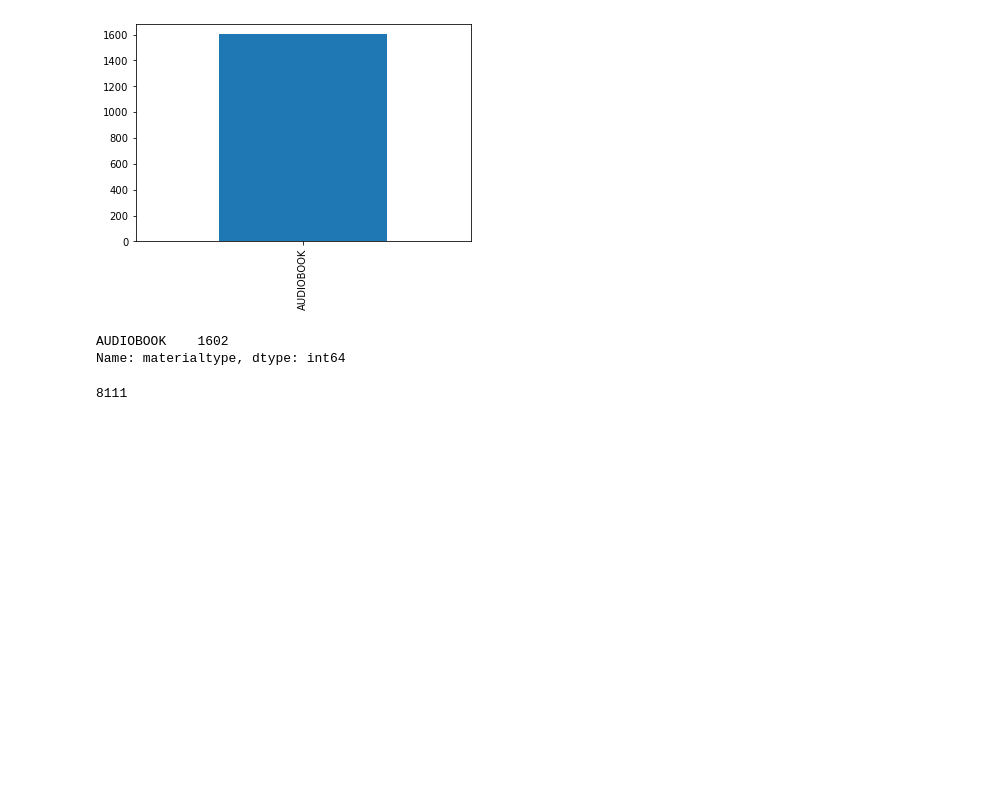
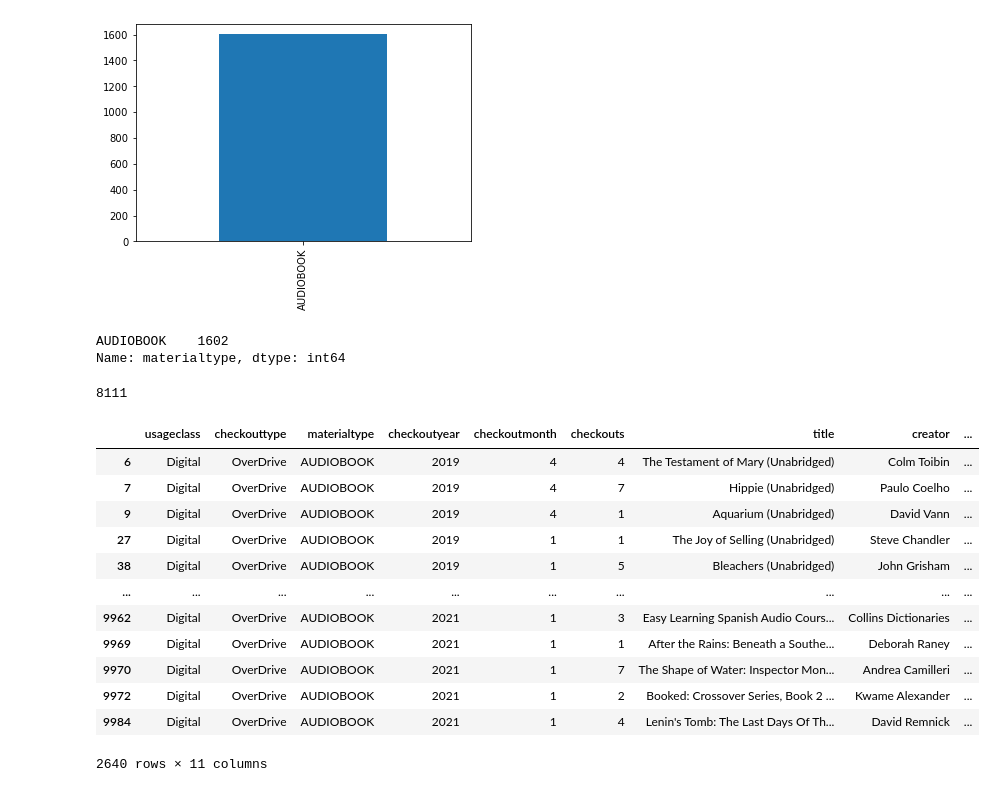
Before and after one commit to laura-libelli/2021-11-29-DL-Laura_Sahler, a Jupyter notebook: Modul_1/Python/Seattle_Library_Datenanalyse.ipynb, the cells around one changed output. Drawn from its saved outputs; the diff is of its cells as text; code cells hidden in the pictures; blank space fills up the shorter version.

```diff
--- a/Modul_1/Python/Seattle_Library_Datenanalyse.ipynb
+++ b/Modul_1/Python/Seattle_Library_Datenanalyse.ipynb
@@ -165,3 +165,19 @@ checkouts_audiobooks_2021_df["checkouts"].sum ()
 8111
 # %%
 ##  Kann ich 2019 und 2021 auch in einem Histogramm vergleichen? Tabellen zusammenfügen?
+# %%
+pd.concat(objs = [checkouts_audiobooks_2019_df,checkouts_audiobooks_2021_df])
+# %% [output]
+|  | usageclass | checkouttype | materialtype | checkoutyear | checkoutmonth | checkouts | title | creator | ... |
+| 6 | Digital | OverDrive | AUDIOBOOK | 2019 | 4 | 4 | The Testament of Mary (Unabridged) | Colm Toibin | ... |
+| 7 | Digital | OverDrive | AUDIOBOOK | 2019 | 4 | 7 | Hippie (Unabridged) | Paulo Coelho | ... |
+| 9 | Digital | OverDrive | AUDIOBOOK | 2019 | 4 | 1 | Aquarium (Unabridged) | David Vann | ... |
+| 27 | Digital | OverDrive | AUDIOBOOK | 2019 | 1 | 1 | The Joy of Selling (Unabridged) | Steve Chandler | ... |
+| 38 | Digital | OverDrive | AUDIOBOOK | 2019 | 1 | 5 | Bleachers (Unabridged) | John Grisham | ... |
+| ... | ... | ... | ... | ... | ... | ... | ... | ... | ... |
+| 9962 | Digital | OverDrive | AUDIOBOOK | 2021 | 1 | 3 | Easy Learning Spanish Audio Cours... | Collins Dictionaries | ... |
+| 9969 | Digital | OverDrive | AUDIOBOOK | 2021 | 1 | 1 | After the Rains: Beneath a Southe... | Deborah Raney | ... |
+| 9970 | Digital | OverDrive | AUDIOBOOK | 2021 | 1 | 7 | The Shape of Water: Inspector Mon... | Andrea Camilleri | ... |
+| 9972 | Digital | OverDrive | AUDIOBOOK | 2021 | 1 | 2 | Booked: Crossover Series, Book 2 ... | Kwame Alexander | ... |
+| 9984 | Digital | OverDrive | AUDIOBOOK | 2021 | 1 | 4 | Lenin's Tomb: The Last Days Of Th... | David Remnick | ... |
+2640 rows × 11 columns
```
Also changed, not shown: parts of 1 cell of this notebook.
